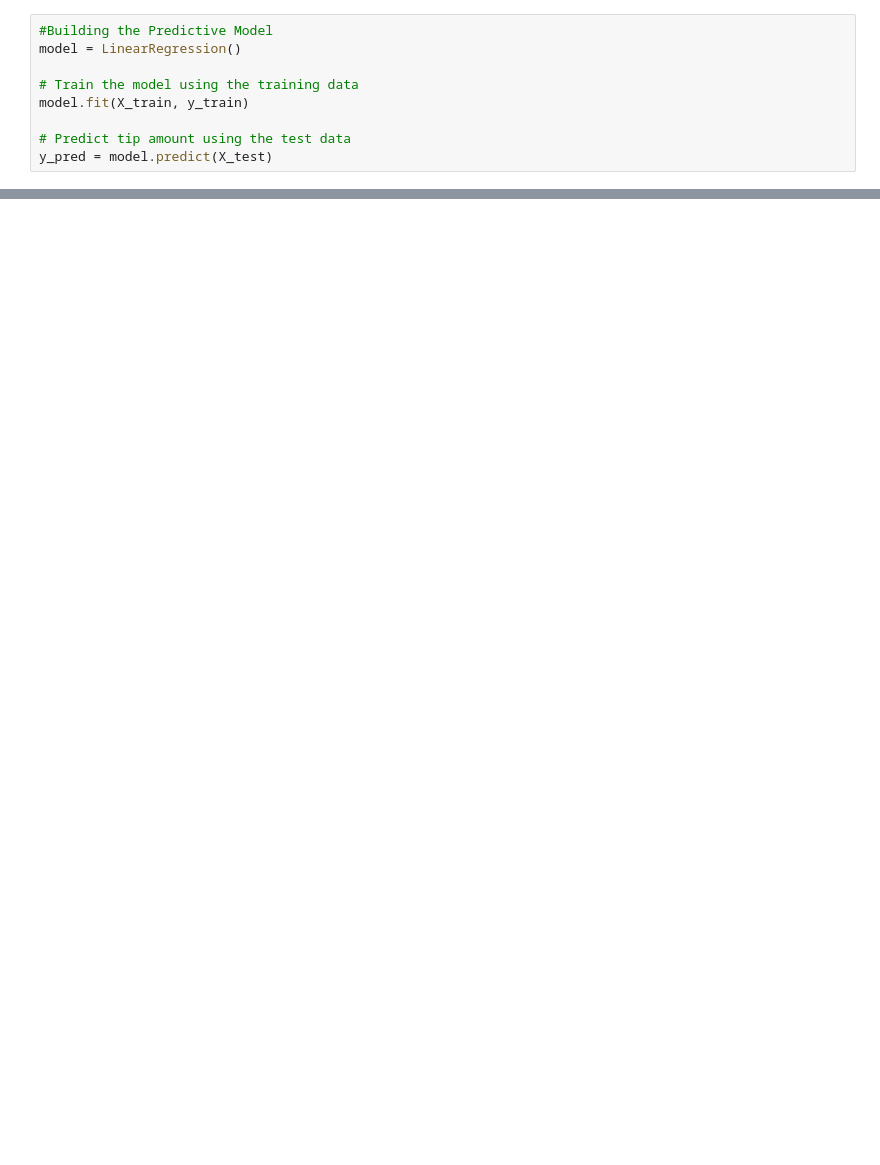
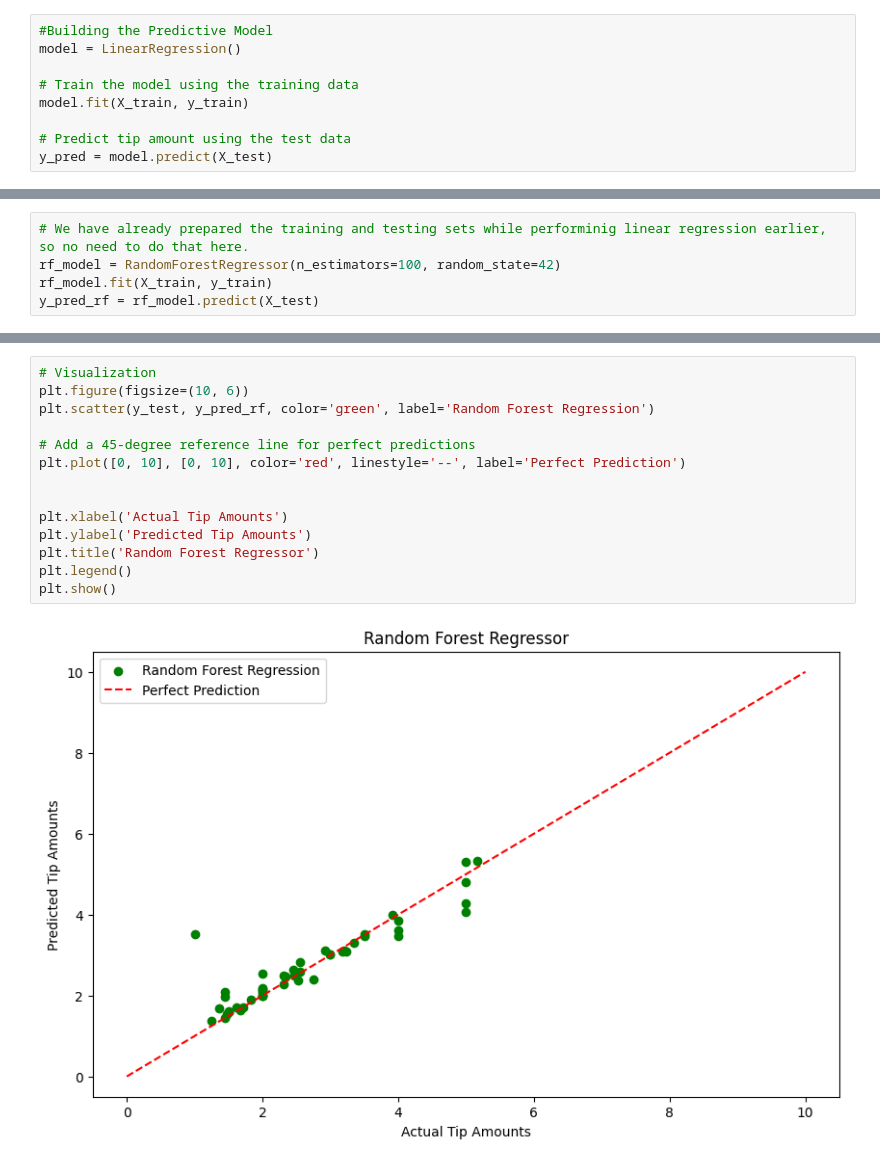
Before and after one commit to Ksh-mann/Tips_DataAnalysis, a Jupyter notebook: Py_DataAnalysis.ipynb, the cells around one changed output, grey strips where cells are left out. Drawn from its saved outputs; the diff is of its cells as text; blank space fills up the shorter version.

```diff
--- a/Py_DataAnalysis.ipynb
+++ b/Py_DataAnalysis.ipynb
@@ -169,0 +181,5 @@ R-squared Score: 0.82
+# %%
+# We have already prepared the training and testing sets while performinig linear regression earlier, so no need to do that here.
+rf_model = RandomForestRegressor(n_estimators=100, random_state=42)
+rf_model.fit(X_train, y_train)
+y_pred_rf = rf_model.predict(X_test)
@@ -169,0 +198,16 @@ R-squared Score: 0.82
+# %%
+# Visualization
+plt.figure(figsize=(10, 6))
+plt.scatter(y_test, y_pred_rf, color='green', label='Random Forest Regression')
+
+# Add a 45-degree reference line for perfect predictions
+plt.plot([0, 10], [0, 10], color='red', linestyle='--', label='Perfect Prediction')
+
+
+plt.xlabel('Actual Tip Amounts')
+plt.ylabel('Predicted Tip Amounts')
+plt.title('Random Forest Regressor')
+plt.legend()
+plt.show()
+# %% [output]
+[figure, added]
```
Also changed, not shown: parts of 22 cells of this notebook.
